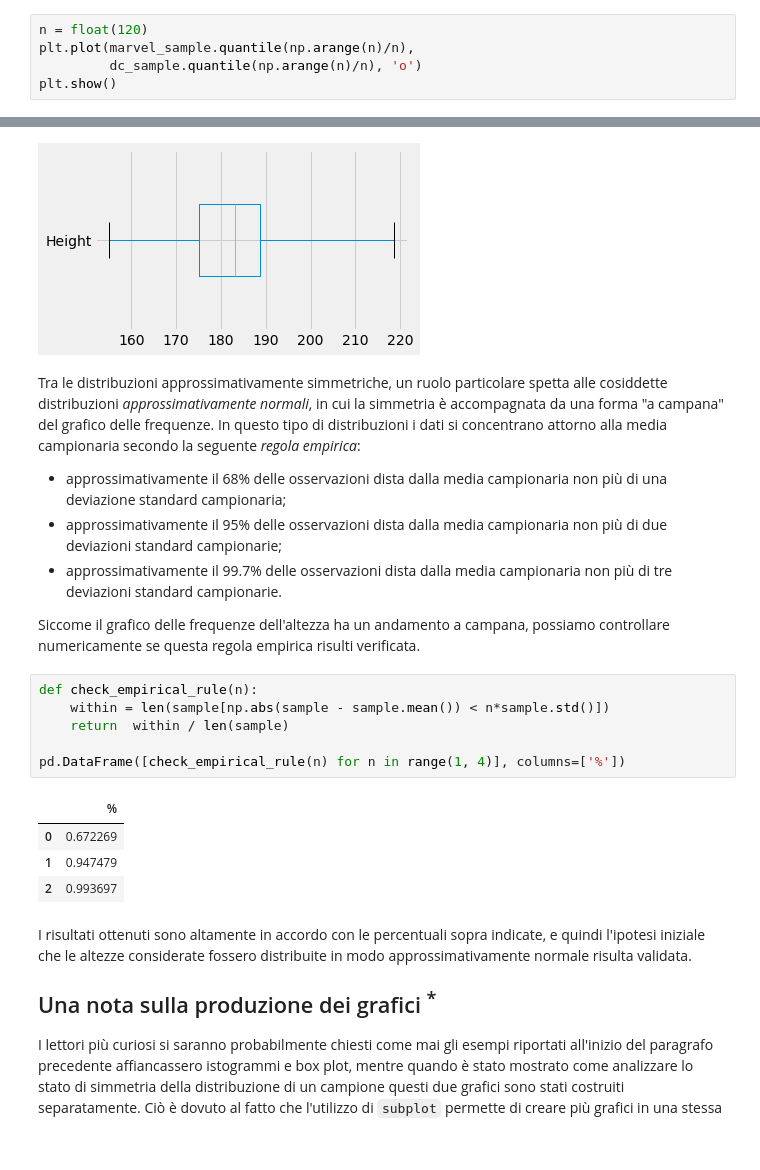
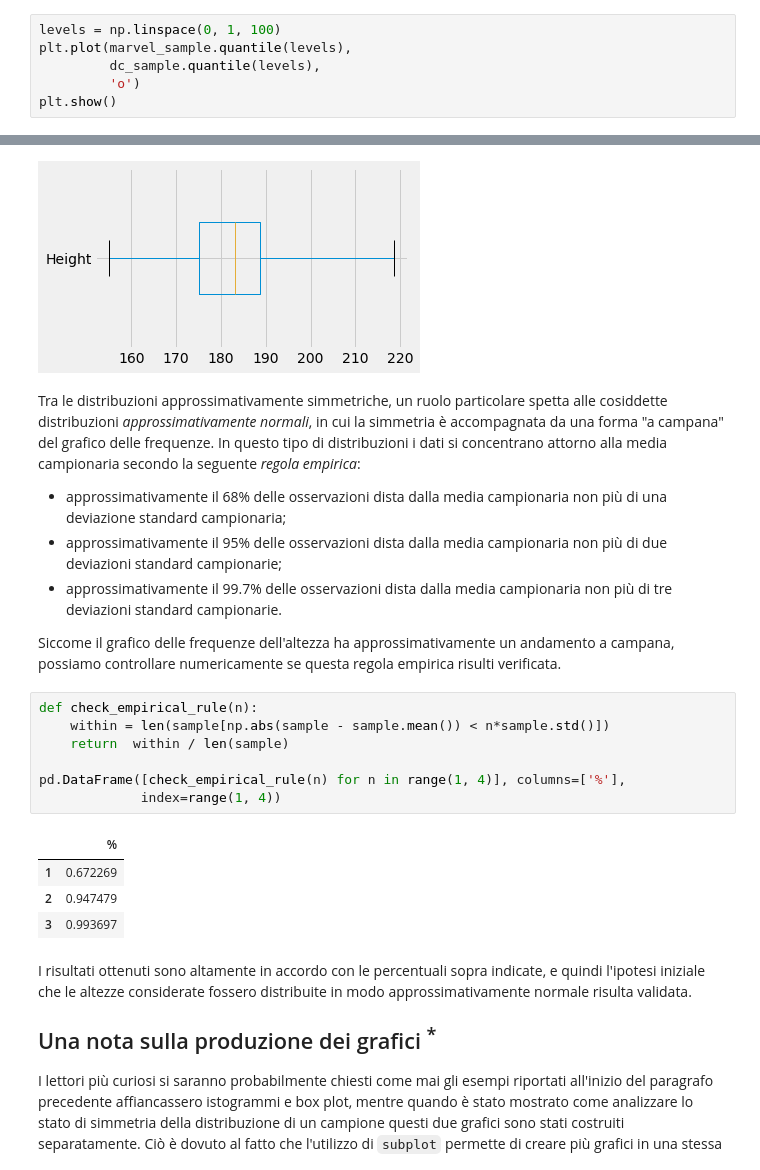
Before and after one commit to dariomalchiodi/superhero-datascience, a Jupyter notebook: content/L04-Indici_di_dispersione.ipynb, the cells around one changed output, grey strips where cells are left out. Saved outputs shown, nothing was run; the diff lists cells and outputs as text.

```diff
--- a/content/L04-Indici_di_dispersione.ipynb
+++ b/content/L04-Indici_di_dispersione.ipynb
@@ -124,8 +127,9 @@ dc_sample = dc['Height'].sample(120)
 # %% [markdown]
 Per ottenere il diagramma Q-Q ripetiamo ora questa operazione facendo variare i livelli in una discretizzazione che copra ragionevolmente l'intervallo $[0, 1]$ e visualizziamo sul piano cartesiano un punto per ogni coppia di quantili campionari che si riferiscono a uno stesso livello.
 # %%
-n = float(120)
-plt.plot(marvel_sample.quantile(np.arange(n)/n),
-         dc_sample.quantile(np.arange(n)/n), 'o')
+levels = np.linspace(0, 1, 100)
+plt.plot(marvel_sample.quantile(levels),
+         dc_sample.quantile(levels),
+         'o')
 plt.show()
 # %% [output]
@@ -276,18 +285,19 @@ Tra le distribuzioni approssimativamente simmetriche, un ruolo particolare spett
 - approssimativamente il 95% delle osservazioni dista dalla media campionaria non più di due deviazioni standard campionarie;
 - approssimativamente il 99.7% delle osservazioni dista dalla media campionaria non più di tre deviazioni standard campionarie.
 
-Siccome il grafico delle frequenze dell'altezza ha un andamento a campana, possiamo controllare numericamente se questa regola empirica risulti verificata.
+Siccome il grafico delle frequenze dell'altezza ha approssimativamente un andamento a campana, possiamo controllare numericamente se questa regola empirica risulti verificata.
 # %%
 def check_empirical_rule(n):
     within = len(sample[np.abs(sample - sample.mean()) < n*sample.std()])
     return  within / len(sample)
 
-pd.DataFrame([check_empirical_rule(n) for n in range(1, 4)], columns=['%'])
+pd.DataFrame([check_empirical_rule(n) for n in range(1, 4)], columns=['%'],
+             index=range(1, 4))
 # %% [output]
 |  | % |
-| 0 | 0.672269 |
-| 1 | 0.947479 |
-| 2 | 0.993697 |
+| 1 | 0.672269 |
+| 2 | 0.947479 |
+| 3 | 0.993697 |
 # %% [markdown]
 I risultati ottenuti sono altamente in accordo con le percentuali sopra indicate, e quindi l'ipotesi iniziale che le altezze considerate fossero distribuite in modo approssimativamente normale risulta validata.
 
```
Also changed, not shown: parts of 10 cells of this notebook, 1 other file.
